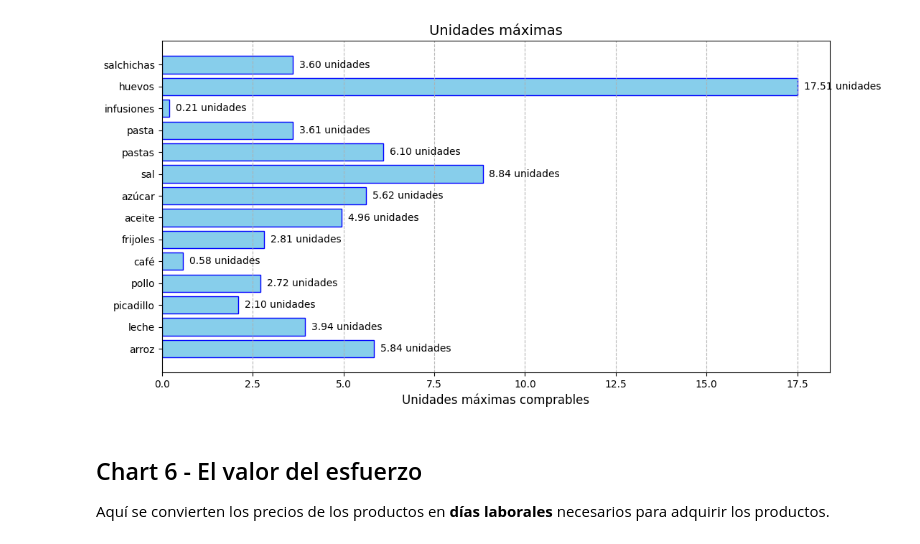
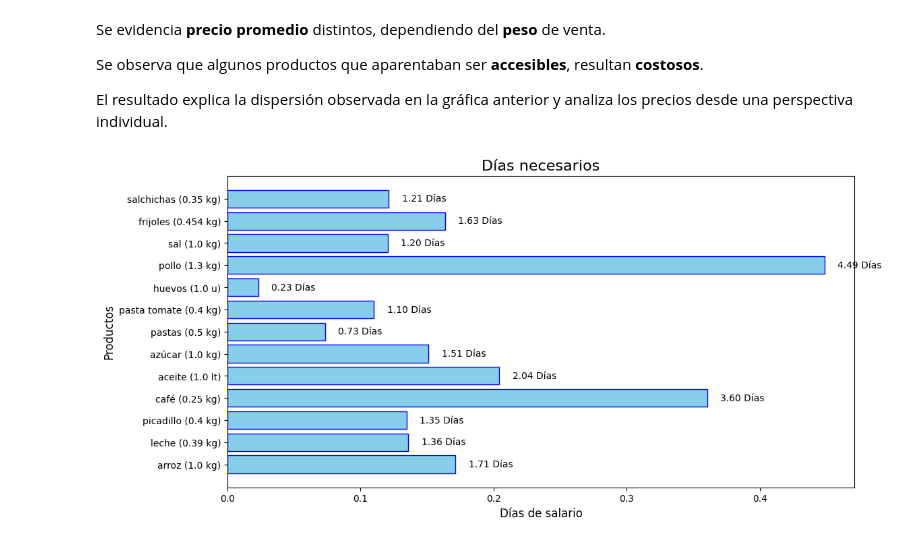
Before and after one commit to L14Npy/project_01, a Jupyter notebook: story.ipynb, the cells around one changed output. Drawn from its saved outputs; the diff is of its cells as text; code cells hidden in the pictures.

```diff
--- a/story.ipynb
+++ b/story.ipynb
@@ -104,8 +97,10 @@ Se muestra en la gráfica la **cantidad (unidad) de productos** comprables con e
+# %% [markdown]
+Se evidencia **precio promedio** distintos, dependiendo del **peso** de venta.
+
+Se observa que algunos productos que aparentaban ser **accesibles**, resultan **costosos**.
+
+El resultado explica la dispersión observada en la gráfica anterior y analiza los precios desde una perspectiva individual.
 # %%
-ChartUnits(1)
+Days(1)
 # %% [output]
-[figure, old version]
+[figure, new version]
-# %% [markdown]
-## Chart 6 - El valor del esfuerzo
-
-Aquí se convierten los precios de los productos en **días laborales** necesarios para adquirir los productos.
```
Also changed, not shown: parts of 38 cells of this notebook, 8 other files.
